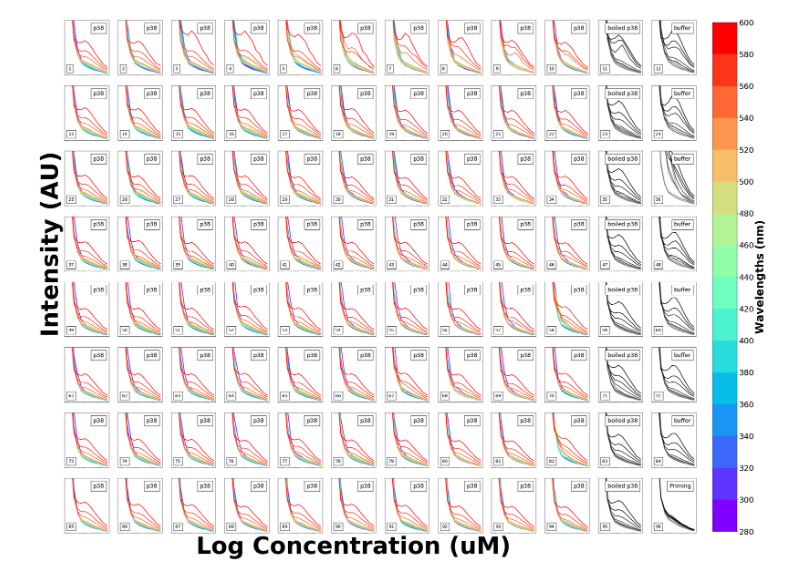
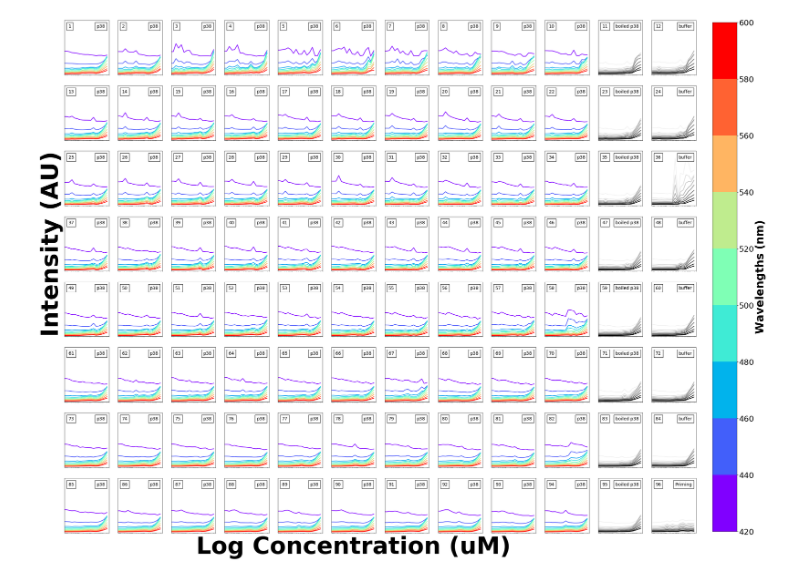
Before and after one commit to choderalab/kinase-resistance-mutants, a Jupyter notebook: single-well-assay/kinase_single_well_spectra_experiment_edited.ipynb, the cells around one changed output. Saved outputs shown, nothing was run; the diff lists cells and outputs as text; code cells hidden in the pictures.

Commit message:
checking in changes to plot

```diff
--- a/single-well-assay/kinase_single_well_spectra_experiment_edited.ipynb
+++ b/single-well-assay/kinase_single_well_spectra_experiment_edited.ipynb
@@ -1,8 +1,5 @@
 # %%
 # %load kinase_single_well_spectra_experiment
-
-
-# In[24]:
 
 
 # get_ipython().run_line_magic('matplotlib', 'inline')
@@ -57,7 +54,7 @@ filenames = [
     'p38_Bos_conc1620180823_184842.xml'
 ]
 
-datapath = 'downloads/kinase-resistance-mutants-single-well-assay/single-well-assay/infinite_results'
+datapath = 'infinite_results'
 
 
 # In[16]:
@@ -82,7 +79,7 @@ for read in range(nreads):
 # In[18]:
 
 
-plate_layout = pd.read_excel('downloads/kinase-resistance-mutants-single-well-assay/single-well-assay/20180823_Kinase_dispensing_for_binding_assay.xlsx', header=None)
+plate_layout = pd.read_excel('20180823_Kinase_dispensing_for_binding_assay.xlsx', header=None)
 plate_layout = plate_layout.loc[:, 0:1]
 plate_layout.columns = ['well', 'name']
 if len(list(plate_layout[plate_layout.well == 'A1'].name)[0].split('_')) > 0:
@@ -225,7 +224,7 @@ label = 'ex280_scan_top_gain100'
 title = 'Specta Reads at 280nm'
 
 
-ymax = 10000
+ymax = data[:,:,:,7:].max().max().max()
 xmax = max(x_values)
 xmin = min(x_values)
 wl = list(wavelengths)
@@ -240,46 +239,50 @@ for row_index in range(nrows):
 #             gray = cm.Greys(np.linspace(0,1,17))
             # plot control wells in grayscale and the rest in color
             if plate_layout[plate_layout.well == well].name.any() in ['buffer', 'Priming', 'boiled p38']:
-                color=cm.Greys(np.linspace(0,1,17))
+                color=cm.Greys(np.linspace(0,1,10))
             else:
-                color=cm.rainbow(np.linspace(0,1,17))
+                color=cm.rainbow(np.linspace(0,1,10))
 
             # skip the first 5 wavelengths which are 'OVER'
-            for read, wl in zip(data[row_index,col_index,:,5:], color):
-                plt.semilogx(x_values[5:], read, c=wl, linewidth=2);
+            #for read, wl in zip(data[row_index,col_index,:,5:], color):
+            c_index = 0
+            for wavelength in range(7, len(wavelengths)):
+                read = data[row_index,col_index,:, wavelength]
+                plt.semilogx(x_values, read, c=color[c_index], linewidth=2);
+                c_index += 1
             #if index == 36:
             #    plt.xticks(np.arange(int(x_values[20]), 600, 40),x_values[20::8], rotation=90, fontsize=18)
 
             plt.xticks([]);
             plt.yticks([]);
             plt.ylim(0, ymax)
             # label subplots with contents of wells and index #
             if len(list(plate_layout[plate_layout.well == well].name)) > 0:
-                anchored_text = AnchoredText('%s' % list(plate_layout[plate_layout.well == well].name)[0].split('_')[0], loc=1, prop=dict(size=18))
+                anchored_text = AnchoredText('%s' % list(plate_layout[plate_layout.well == well].name)[0].split('_')[0], loc=1, prop=dict(size=14))
                 ax.add_artist(anchored_text)
             if index == 89:
                 plt.xlabel('Log Concentration (uM)', fontsize=75, fontweight='bold')
             if index == 36:
                 plt.ylabel('Intensity (AU)', fontsize=75, fontweight='bold')
 
             index += 1
-            anchored_text2 = AnchoredText('%s' % (index),  loc=3, prop=dict(size=14))
+            anchored_text2 = AnchoredText('%s' % (index),  loc=2, prop=dict(size=14))
             ax.add_artist(anchored_text2)
 
 # Get rid of ticks on the last plot, which isn't being used
 
 # ax = plt.subplot(nrows_fig,ncols_fig,index+1)
 # fig.delaxes(ax)
 # fig.subplots_adjust(wspace=0, hspace=0)
 cax = fig.add_axes([.92, 0.127, 0.03, 0.75])
 
-norm = matplotlib.colors.BoundaryNorm(wavelengths, cm.rainbow.N)
-wl_labels = ['{0:}'.format(x) for x in wavelengths]
-cb = matplotlib.colorbar.ColorbarBase(cax, cmap='rainbow', norm=norm, ticks=wavelengths, boundaries=wavelengths)
+norm = matplotlib.colors.BoundaryNorm(wavelengths[7:], cm.rainbow.N)
+wl_labels = ['{0:}'.format(x) for x in wavelengths[7:]]
+cb = matplotlib.colorbar.ColorbarBase(cax, cmap='rainbow', norm=norm, ticks=wavelengths[7:], boundaries=wavelengths[7:])
 cb.set_label('Wavelengths (nm)', fontsize=35, fontweight='bold')
 cb.ax.tick_params(labelsize=25)
 cb.ax.set_yticklabels(wl_labels)
 
 fig.savefig('bos_spectra_intensity_logconc.pdf', bbox_inches='tight', dpi=300)
 # %% [output]
-[figure, old version]
+[figure, new version]
```
Also changed, not shown: parts of 6 cells of this notebook, 2 other files.
